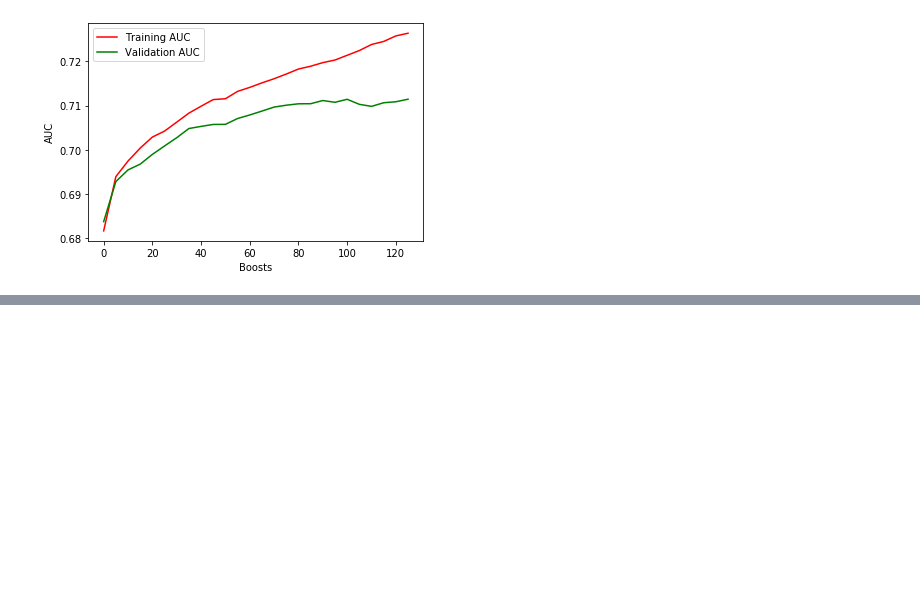
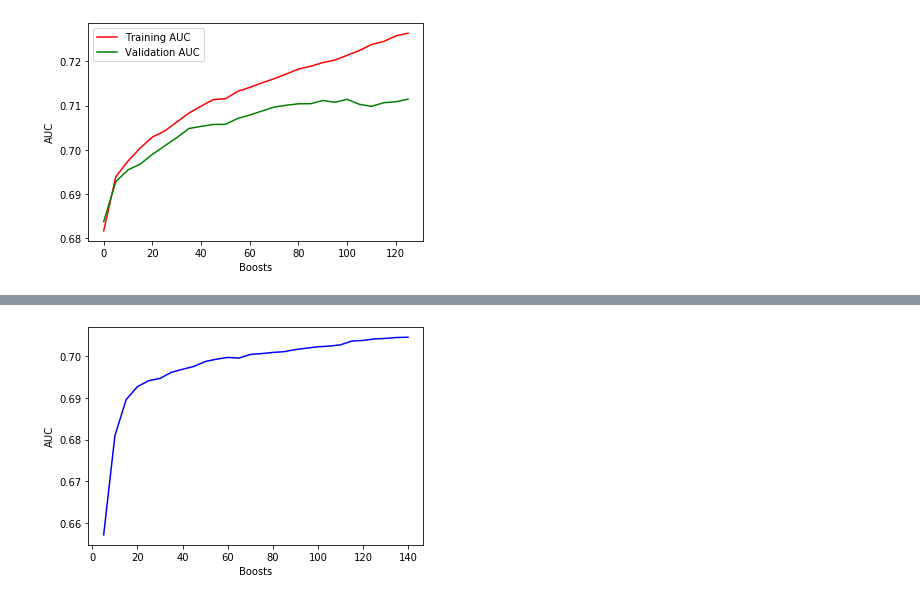
Before and after one commit to nluong1021/cs178-ML, a Jupyter notebook: Boosted Tree.ipynb, the cells around one changed output, grey strips where cells are left out. Cells and saved outputs as stored; diff of their text form; code cells hidden in the pictures; blank space fills up the shorter version.

```diff
--- a/Boosted Tree.ipynb
+++ b/Boosted Tree.ipynb
@@ -253,0 +445,9 @@ plt.show()
+# %%
+auc_scores = np.zeros((28))
+
+for n in range(28):
+    print(f'{(n+1)*5} boosts...')
+    clf = GradientBoostingClassifier(n_estimators=(n+1)*5, max_depth=3)
+    clf.fit(X, Y)
+    auc_scores[n] = cross_val_score(clf, X, Y, cv=5).mean()
+# probs = clf.predict_proba(Xte)
@@ -253,0 +474,9 @@ plt.show()
+# %%
+xrange = (np.arange(28)+1)*5
+plt.plot(xrange,auc_scores,'b-')
+plt.xlabel('Boosts')
+plt.ylabel('AUC')
+plt.savefig('results/gradboost_cross_val.png')
+plt.show()
+# %% [output]
+[figure, added]
```
Also changed, not shown: parts of 29 cells of this notebook.
